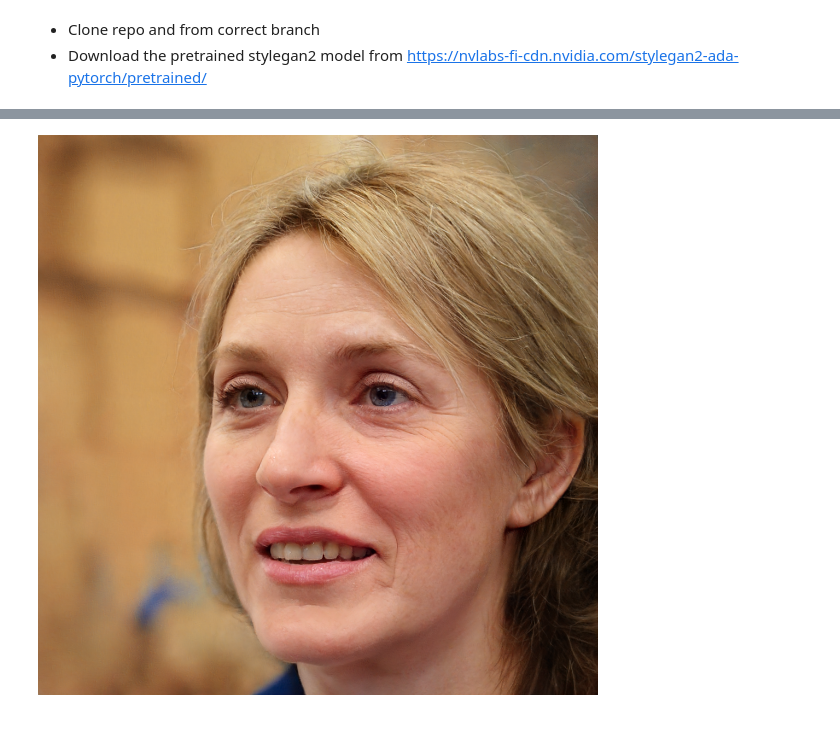
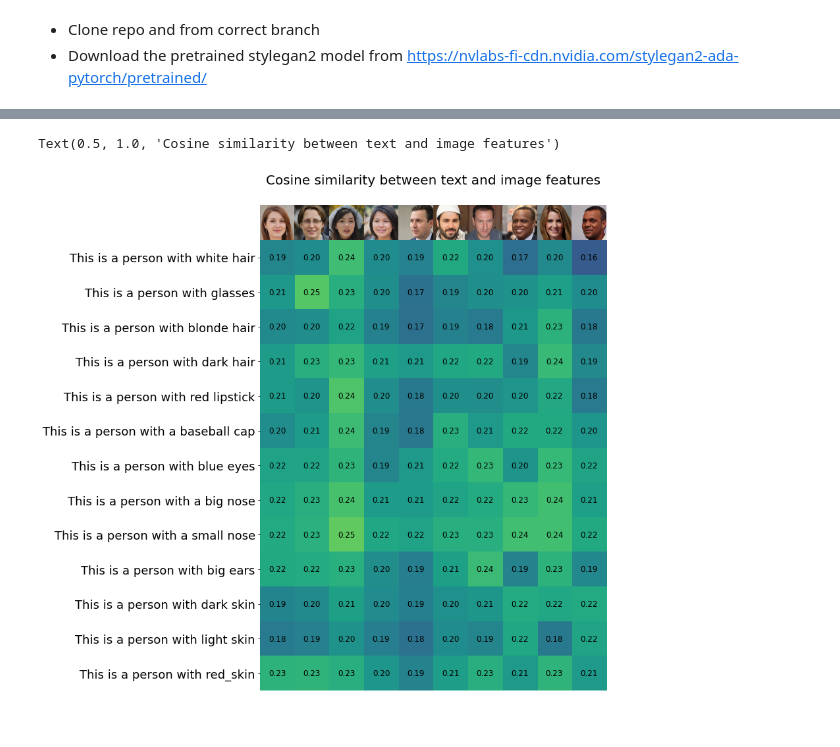
Before and after one commit to IVRL/LELSD, a Jupyter notebook: notebooks/experiment1.ipynb, the cells around one changed output, grey strips where cells are left out. Saved outputs shown, nothing was run; the diff lists cells and outputs as text; code cells hidden in the pictures.

```diff
--- a/notebooks/experiment1.ipynb
+++ b/notebooks/experiment1.ipynb
@@ -77,4 +121,3 @@ batch_data["image"][0]
 # %%
 ws = batch_data["ws"]
+ws[:, 1, :] += 1
-# %%
-ws[:, 1, :] += 2
@@ -83,4 +124,7 @@ new_batch_data = sample_generator.generate_batch_from_ws(ws, return_image=True)
-# %%
-new_batch_data["image"][0]
-# %% [output]
-[figure, removed]
+# %%
+new_batch_data = sample_generator.generate_batch_from_ws(ws, return_image=True)
+descs = ["white hair", "glasses", "blonde hair", "dark hair", "red lipstick", "a baseball cap", "blue eyes", "a big nose", "a small nose", "big ears", "dark skin", "light skin", "red_skin"]
+get_similarity(new_batch_data["image"], descs)
+# %% [output]
+Text(0.5, 1.0, 'Cosine similarity between text and image features')
+[figure, added]
```
Also changed, not shown: parts of 12 cells of this notebook.
